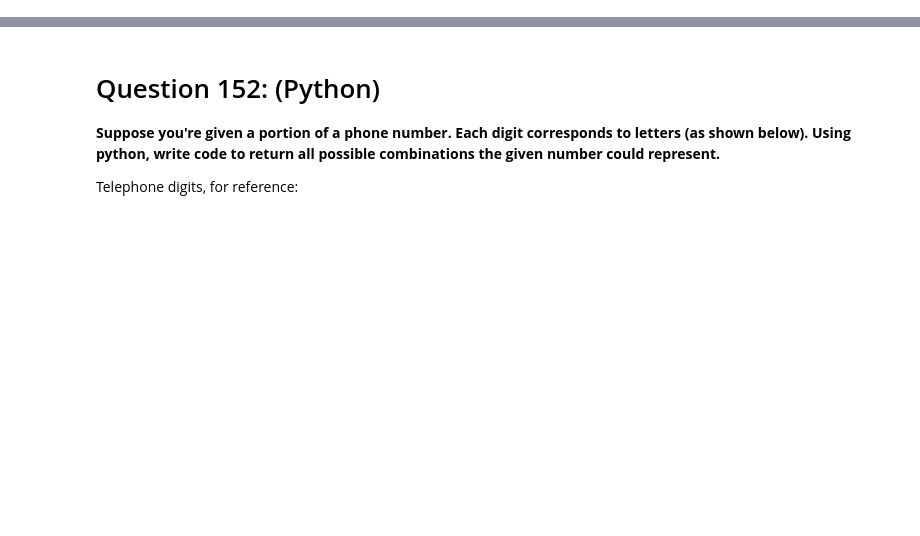
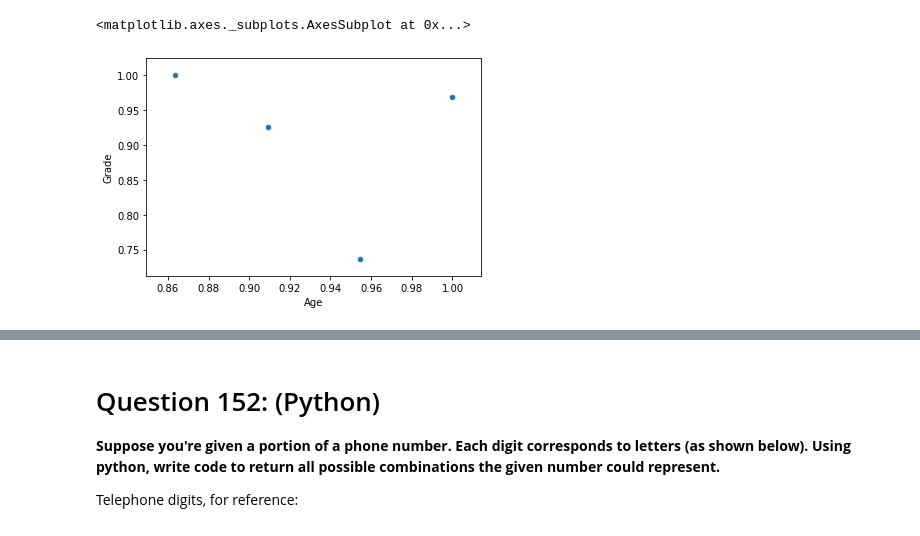
Before and after one commit to NicoMontoya/DataScienceQs, a Jupyter notebook: Puzzles 3.ipynb, the cells around one changed output, grey strips where cells are left out. Saved outputs shown, nothing was run; the diff lists cells and outputs as text; code cells hidden in the pictures; blank space fills up the shorter version.

```diff
--- a/Puzzles 3.ipynb
+++ b/Puzzles 3.ipynb
@@ -13,0 +29,19 @@ Age|Favorite Color|Grade|	Name
+# %%
+## MaxAbs method
+
+from sklearn.preprocessing import MaxAbsScaler
+
+abs_scaler = MaxAbsScaler()
+
+abs_scaler.fit(df[['Age', 'Grade']])
+
+abs_scaler.max_abs_
+
+scaled_data = abs_scaler.transform(df[['Age', 'Grade']])
+
+df_scaled = pd.DataFrame(scaled_data, columns= df[['Age', 'Grade']].columns)
+
+df_scaled.plot.scatter('Age', 'Grade')
+# %% [output]
+<matplotlib.axes._subplots.AxesSubplot at 0x...>
+[figure, added]
```
Also changed, not shown: parts of 7 cells of this notebook.
